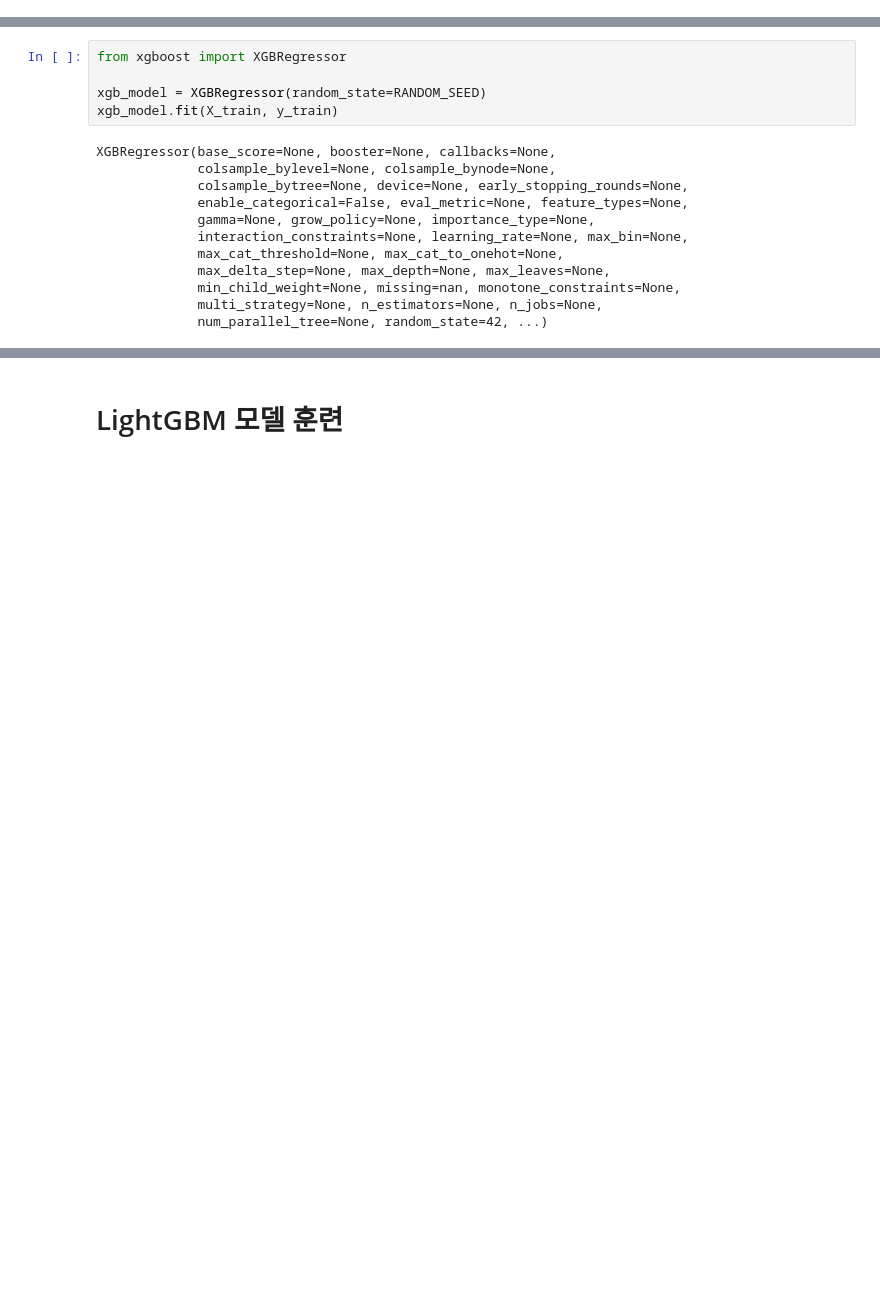
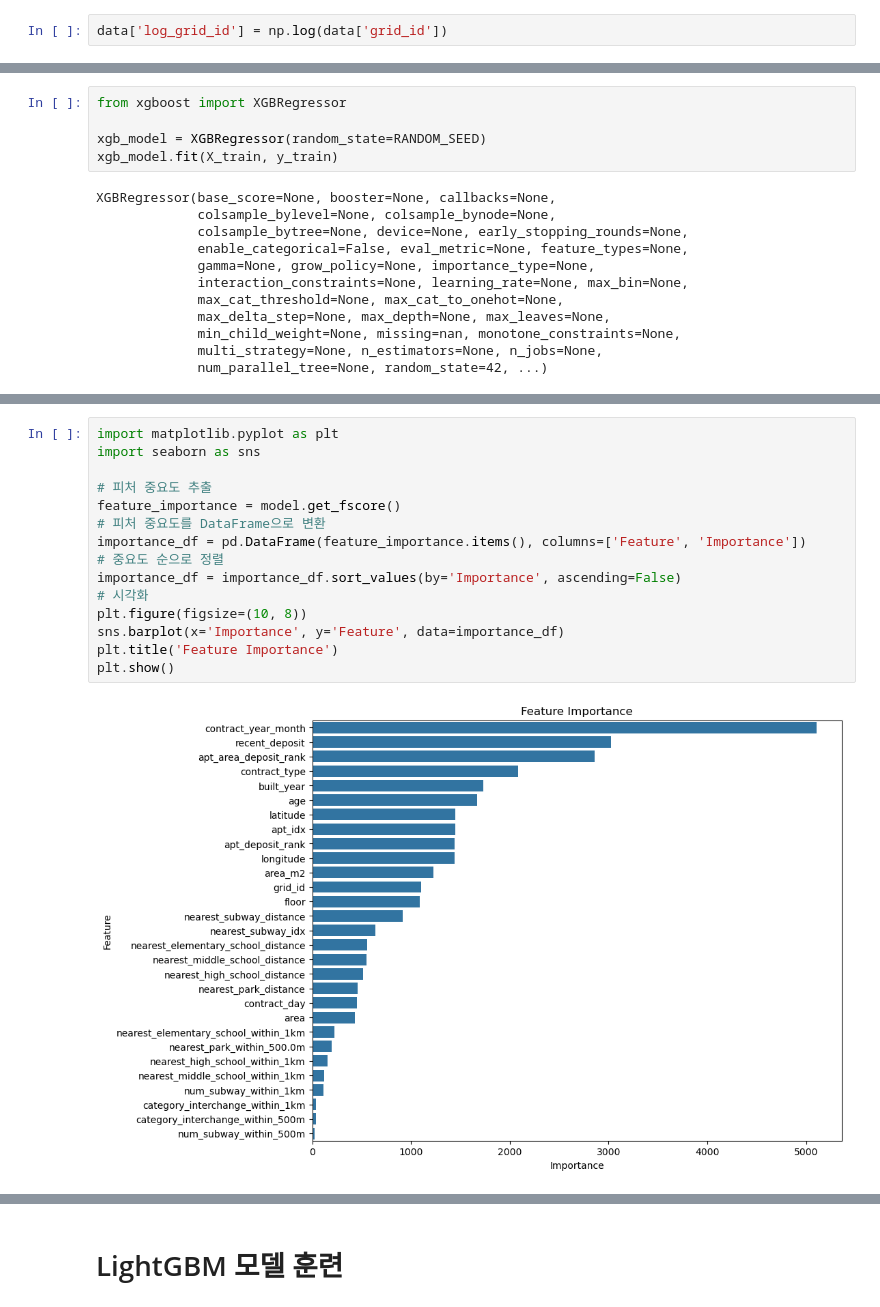
Before and after one commit to boostcampaitech7/level2-competitiveds-recsys-06, a Jupyter notebook: EDA/백우성/baseline copy.ipynb, the cells around one changed output, grey strips where cells are left out. Saved outputs shown, nothing was run; the diff lists cells and outputs as text; blank space fills up the shorter version.

Commit message:
model: xgboost practice22

```diff
--- a/EDA/백우성/baseline copy.ipynb
+++ b/EDA/백우성/baseline copy.ipynb
@@ -378,3 +651,5 @@ Name: contract_year_month, Length: 1951400, dtype: int32
+# %%
+data['log_grid_id'] = np.log(data['grid_id'])
 # %% [markdown]
 # 모델 학습 컬럼 선택
 # %%
@@ -478,0 +861,17 @@ sample_submission.to_csv('v5_grid_recent_aptrank_xgboost.csv', index=False, enco
+# %%
+import matplotlib.pyplot as plt
+import seaborn as sns
+
+# 피처 중요도 추출
+feature_importance = model.get_fscore()
+# 피처 중요도를 DataFrame으로 변환
+importance_df = pd.DataFrame(feature_importance.items(), columns=['Feature', 'Importance'])
+# 중요도 순으로 정렬
+importance_df = importance_df.sort_values(by='Importance', ascending=False)
+# 시각화
+plt.figure(figsize=(10, 8))
+sns.barplot(x='Importance', y='Feature', data=importance_df)
+plt.title('Feature Importance')
+plt.show()
+# %% [output]
+[figure, added]
```
Also changed, not shown: parts of 33 cells of this notebook, 1 other file.
